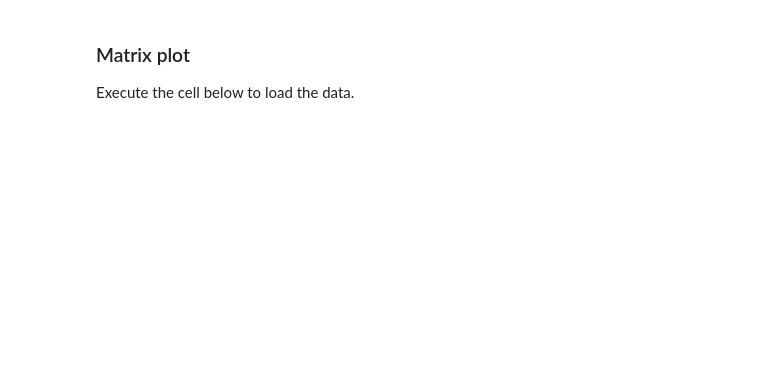
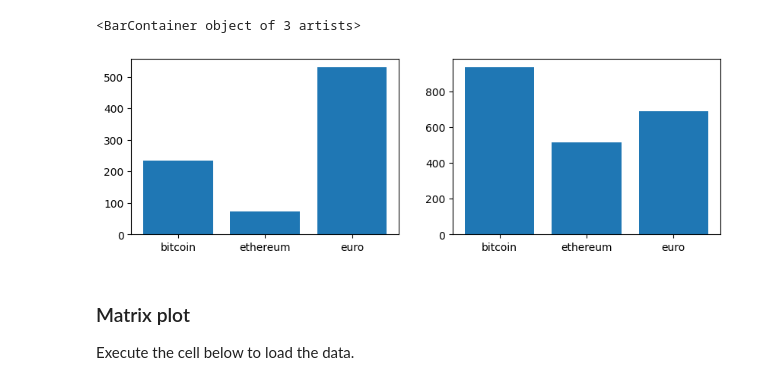
Before and after one commit to jpalvarezb/data-subplotting, a Jupyter notebook: ex03.ipynb, the cells around one changed output. Drawn from its saved outputs; the diff is of its cells as text; code cells hidden in the pictures; blank space fills up the shorter version.

Commit message:
Completed injecting dataframe in subplots measuring crypto prices 2015-2020

```diff
--- a/ex03.ipynb
+++ b/ex03.ipynb
@@ -32,3 +33,10 @@ plt.show();
+# %%
+fig, (ax1, ax2) = plt.subplots(1, 2, figsize = (10,3))
+ax1.bar(wallet_2015["currency"], wallet_2015["value_in_euro"])
+ax2.bar(wallet_2020["currency"], wallet_2020["value_in_euro"])
+# %% [output]
+<BarContainer object of 3 artists>
+[figure, added]
 # %% [markdown]
 ### Matrix plot
 
```
Also changed, not shown: parts of 5 cells of this notebook.
